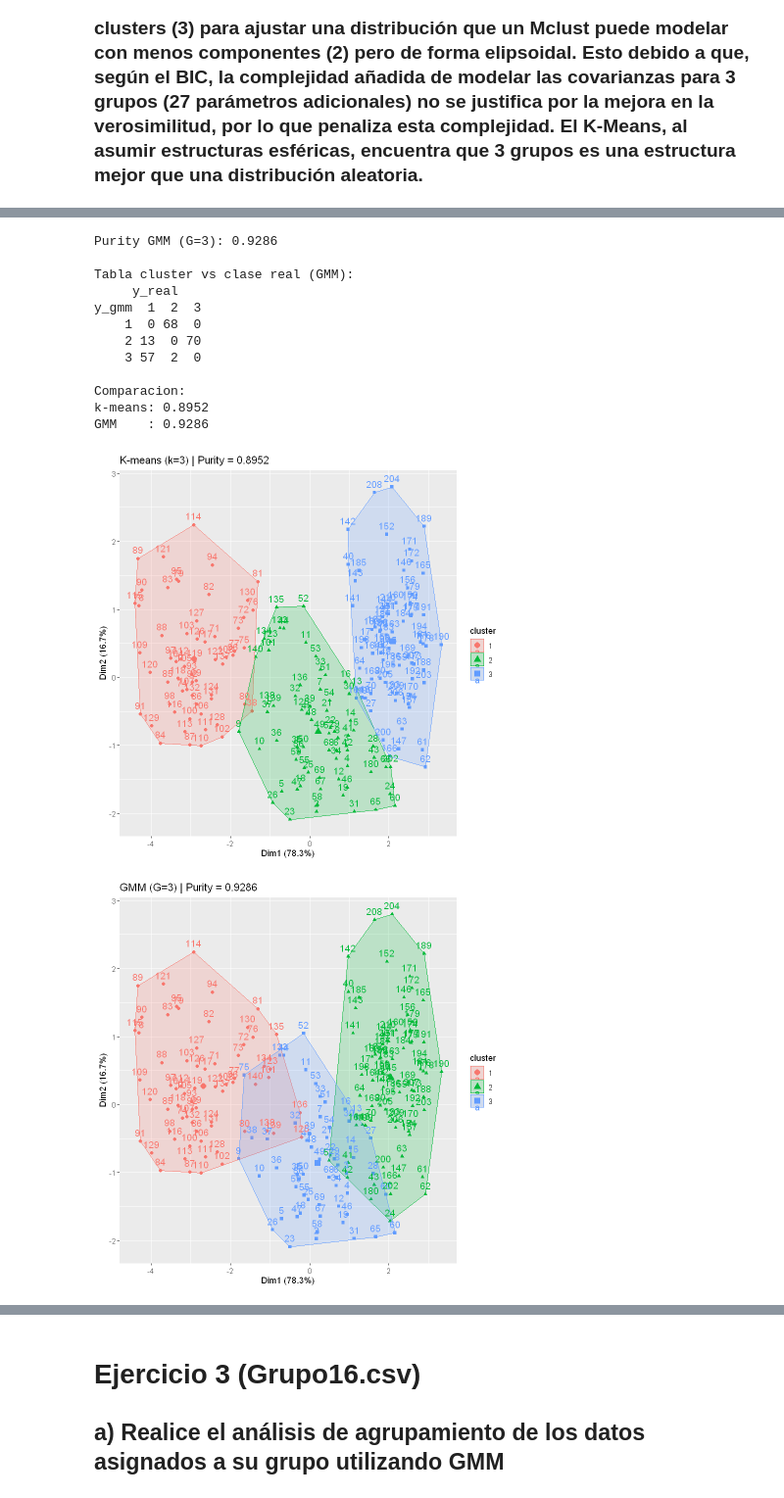
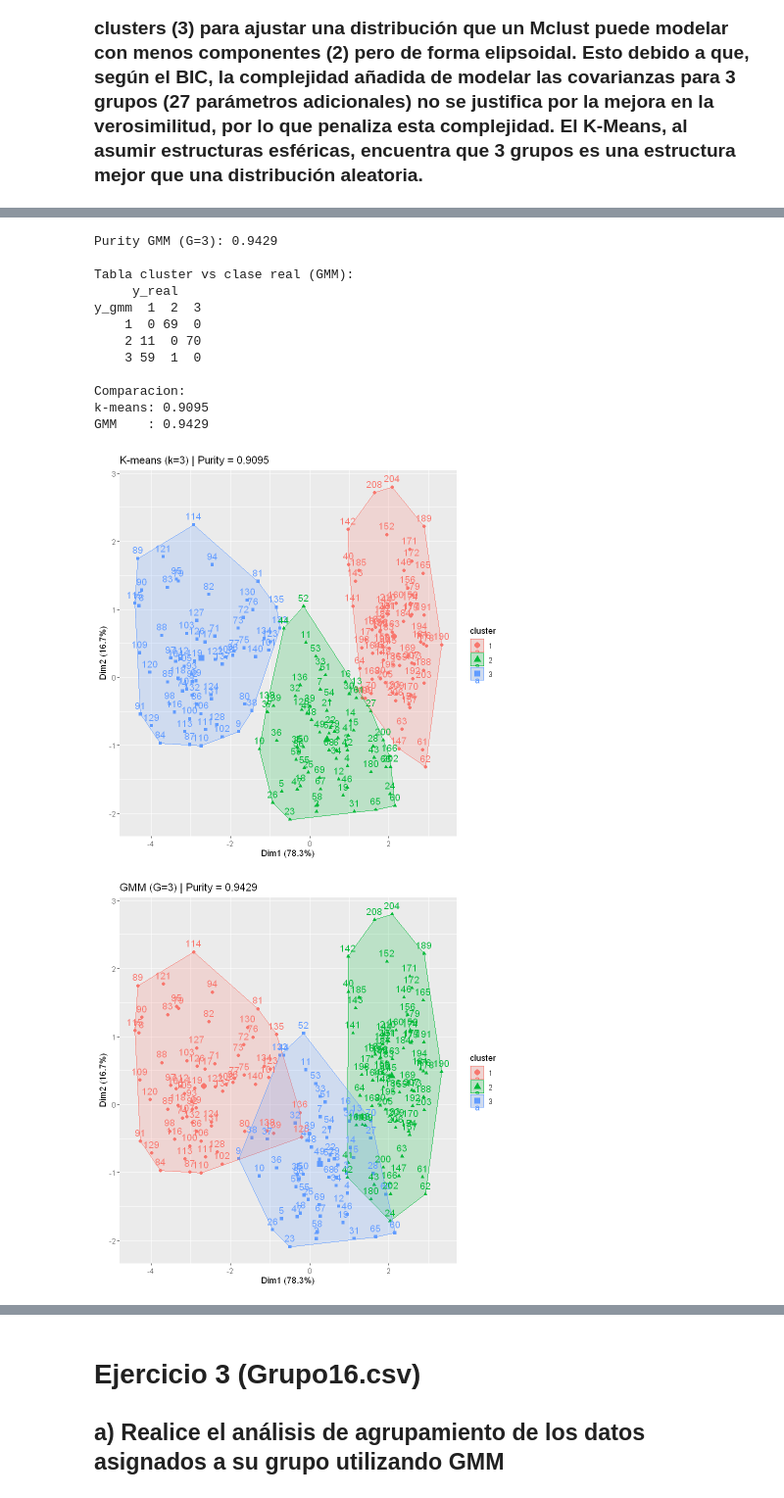
Before and after one commit to Tolally/info257-aprendizaje-de-maquinas-algoritmos-no-supervisados, a Jupyter notebook: Clustering2_Grupo16.ipynb, the cells around one changed output, grey strips where cells are left out. Shown at 98% size. Saved outputs shown, nothing was run; the diff lists cells and outputs as text; code cells hidden in the pictures.

```diff
--- a/Clustering2_Grupo16.ipynb
+++ b/Clustering2_Grupo16.ipynb
@@ -173,6 +173,9 @@ col_etiqueta <- 7
 y_real <- as.factor(datos1[, col_etiqueta])
 datos <- datos1[, -col_etiqueta]
 
+# Escalado (mismo criterio usado en el trabajo anterior)
+datos_scaled <- scale(datos)
+
 # Funcion de pureza
 purity_score <- function(y_true, y_pred) {
   tab <- table(y_pred, y_true)
@@ -182,7 +185,7 @@ purity_score <- function(y_true, y_pred) {
 # K-means con k fijo en 3 (consistente con ejercicio anterior)
 k0 <- 3
 set.seed(123)
-cl <- kmeans(datos, k0, iter.max = 1000, nstart = 10)
+cl <- kmeans(datos_scaled, k0, iter.max = 1000, nstart = 50)
 
 purity_kmeans <- purity_score(y_real, cl$cluster)
 
@@ -201,40 +204,40 @@ Tabla cluster vs clase real (k-means):
 # %%
 # GMM con mismo numero de grupos
 set.seed(123)
-clus <- Mclust(datos, G = k0)
+clus <- Mclust(datos_scaled, G = k0)
 y_gmm <- clus$classification
 
 purity_gmm <- purity_score(y_real, y_gmm)
 
 cat("Purity GMM (G=3):", round(purity_gmm, 4), "\n")
 cat("\nTabla cluster vs clase real (GMM):\n")
 print(table(y_gmm, y_real))
 
 cat("\nComparacion:\n")
 cat("k-means:", round(purity_kmeans, 4), "\n")
 cat("GMM    :", round(purity_gmm, 4), "\n")
 
 # K-means
 fviz_cluster(cl, df) +
   ggtitle(paste0("K-means (k=3) | Purity = ", round(purity_kmeans, 4)))
 
 # GMM
 cl_gmm <- list(data = df, cluster = y_gmm)
 fviz_cluster(cl_gmm, df) +
   ggtitle(paste0("GMM (G=3) | Purity = ", round(purity_gmm, 4)))
 # %% [output]
-Purity GMM (G=3): 0.9286
+Purity GMM (G=3): 0.9429
 
 Tabla cluster vs clase real (GMM):
      y_real
 y_gmm  1  2  3
-    1  0 68  0
-    2 13  0 70
-    3 57  2  0
+    1  0 69  0
+    2 11  0 70
+    3 59  1  0
 
 Comparacion:
-k-means: 0.8952
-GMM    : 0.9286
+k-means: 0.9095
+GMM    : 0.9429
-[figure, old version]
+[figure, new version]
-[figure, old version]
+[figure, new version]
 # %% [markdown]
```
Also changed, not shown: parts of 5 cells of this notebook.
